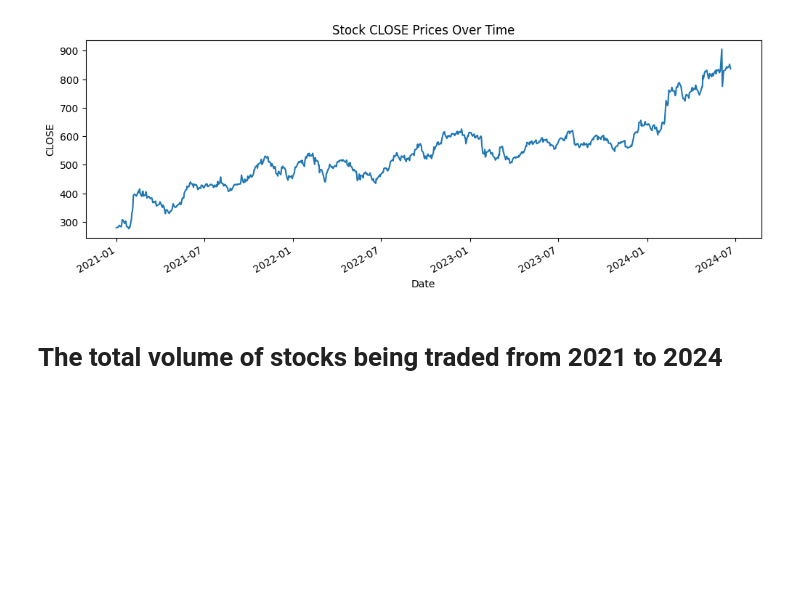
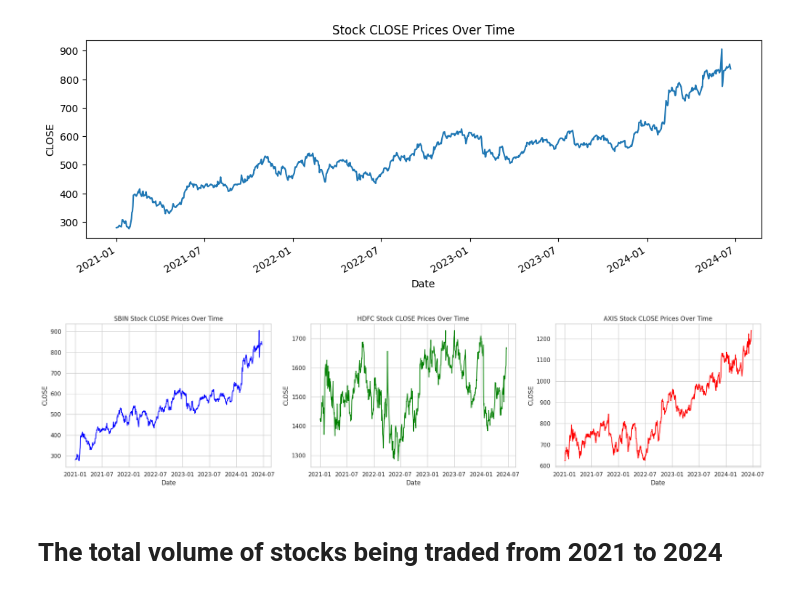
Before and after one commit to Ariyamandebnath/Stock-ipy, a Jupyter notebook: analysis/EDA.ipynb, the cells around one changed output. Cells and saved outputs as stored; diff of their text form; code cells hidden in the pictures; blank space fills up the shorter version.

Commit message:
a little more visualization

```diff
--- a/analysis/EDA.ipynb
+++ b/analysis/EDA.ipynb
@@ -303,6 +343,32 @@ ax.set_title("Stock CLOSE Prices Over Time")
 plt.show()
 # %% [output]
 [figure]
+# %%
+fig, axs = plt.subplots(1, 3, figsize=(20, 5))  # 1 row, 3 columns
+
+# Plot SBIN with a specific color
+axs[0].plot(SBIN["CLOSE"], color='blue')
+axs[0].set_xlabel("Date")
+axs[0].set_ylabel("CLOSE")
+axs[0].set_title("SBIN Stock CLOSE Prices Over Time")
+
+# Plot HDFC with a specific color
+axs[1].plot(HDFC["CLOSE"], color='green')
+axs[1].set_xlabel("Date")
+axs[1].set_ylabel("CLOSE")
+axs[1].set_title("HDFC Stock CLOSE Prices Over Time")
+
+# Plot AXIS with a specific color
+axs[2].plot(AXIS["CLOSE"], color='red')
+axs[2].set_xlabel("Date")
+axs[2].set_ylabel("CLOSE")
+axs[2].set_title("AXIS Stock CLOSE Prices Over Time")
+
+# Adjust layout
+plt.tight_layout()
+plt.show()
+# %% [output]
+[figure, added]
 # %% [markdown]
 # The total volume of stocks being traded from 2021 to 2024
 # %%
```
Also changed, not shown: parts of 14 cells of this notebook.
